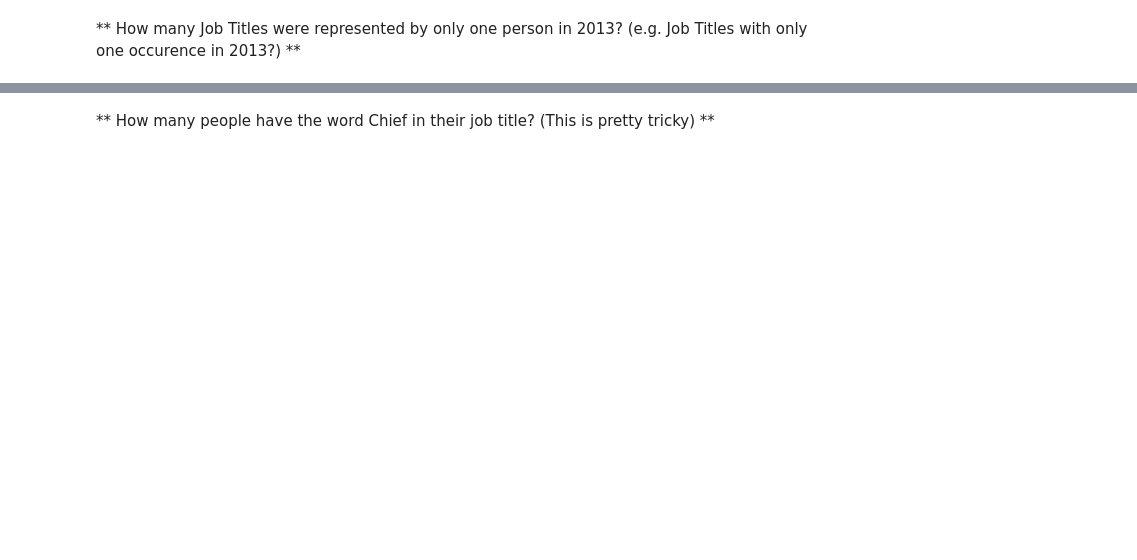
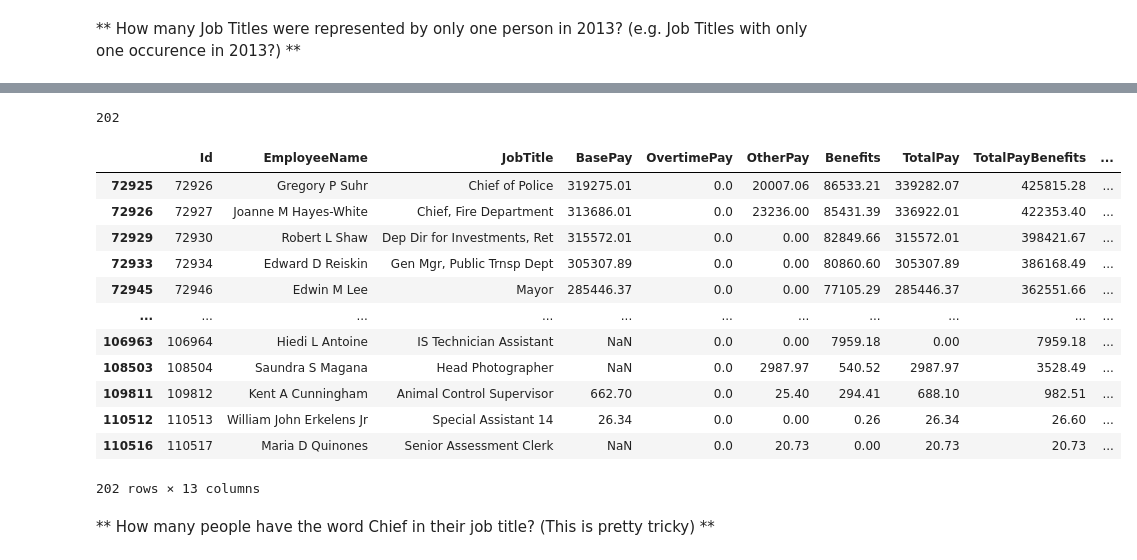
Before and after one commit to ngoclam9415/DataScienceUdemy, a Jupyter notebook: Pandas_Tutorial/Excercises/01-SF Salaries Exercise.ipynb, the cells around one changed output, grey strips where cells are left out. Drawn from its saved outputs; the diff is of its cells as text; code cells hidden in the pictures; blank space fills up the shorter version.

```diff
--- a/Pandas_Tutorial/Excercises/01-SF Salaries Exercise.ipynb
+++ b/Pandas_Tutorial/Excercises/01-SF Salaries Exercise.ipynb
@@ -119,2 +122,25 @@ Name: JobTitle, dtype: int64
+# %%
+# Count all Job Titles were represented by only one person in 2013
+sum(sal[sal["Year"] == 2013]["JobTitle"].value_counts() == 1)
+# %% [output]
+202
+# %%
+# Show all rows that has Job Titles were represented by only one person in 2013
+value_count_index = sal[sal["Year"] == 2013]["JobTitle"].value_counts()
+sal[sal["JobTitle"].isin(value_count_index.index[value_count_index == 1])][sal["Year"] == 2013]
+# %% [output]
+|  | Id | EmployeeName | JobTitle | BasePay | OvertimePay | OtherPay | Benefits | TotalPay | TotalPayBenefits | ... |
+| 72925 | 72926 | Gregory P Suhr | Chief of Police | 319275.01 | 0.0 | 20007.06 | 86533.21 | 339282.07 | 425815.28 | ... |
+| 72926 | 72927 | Joanne M Hayes-White | Chief, Fire Department | 313686.01 | 0.0 | 23236.00 | 85431.39 | 336922.01 | 422353.40 | ... |
+| 72929 | 72930 | Robert L Shaw | Dep Dir for Investments, Ret | 315572.01 | 0.0 | 0.00 | 82849.66 | 315572.01 | 398421.67 | ... |
+| 72933 | 72934 | Edward D Reiskin | Gen Mgr, Public Trnsp Dept | 305307.89 | 0.0 | 0.00 | 80860.60 | 305307.89 | 386168.49 | ... |
+| 72945 | 72946 | Edwin M Lee | Mayor | 285446.37 | 0.0 | 0.00 | 77105.29 | 285446.37 | 362551.66 | ... |
+| ... | ... | ... | ... | ... | ... | ... | ... | ... | ... | ... |
+| 106963 | 106964 | Hiedi L Antoine | IS Technician Assistant | NaN | 0.0 | 0.00 | 7959.18 | 0.00 | 7959.18 | ... |
+| 108503 | 108504 | Saundra S Magana | Head Photographer | NaN | 0.0 | 2987.97 | 540.52 | 2987.97 | 3528.49 | ... |
+| 109811 | 109812 | Kent A Cunningham | Animal Control Supervisor | 662.70 | 0.0 | 25.40 | 294.41 | 688.10 | 982.51 | ... |
+| 110512 | 110513 | William John Erkelens Jr | Special Assistant 14 | 26.34 | 0.0 | 0.00 | 0.26 | 26.34 | 26.60 | ... |
+| 110516 | 110517 | Maria D Quinones | Senior Assessment Clerk | NaN | 0.0 | 20.73 | 0.00 | 20.73 | 20.73 | ... |
+202 rows × 13 columns
 # %% [markdown]
 ** How many people have the word Chief in their job title? (This is pretty tricky) **
```
Also changed, not shown: parts of 20 cells of this notebook.
